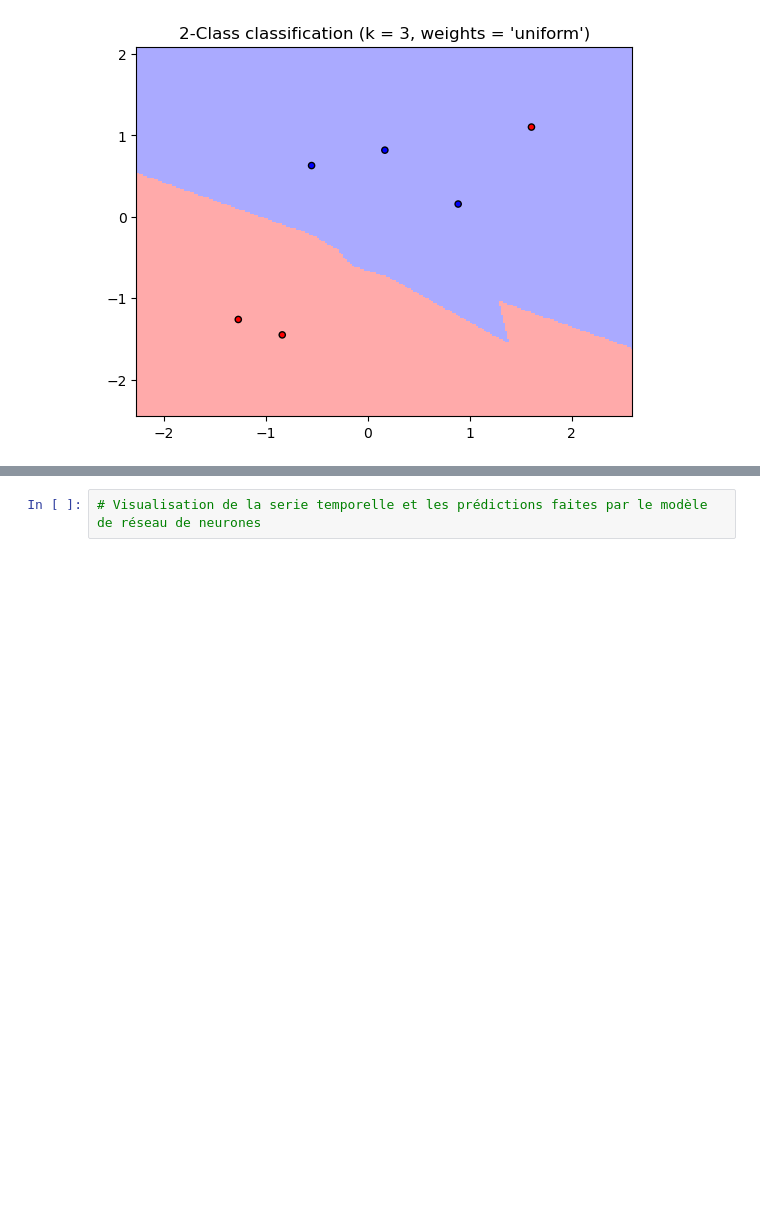
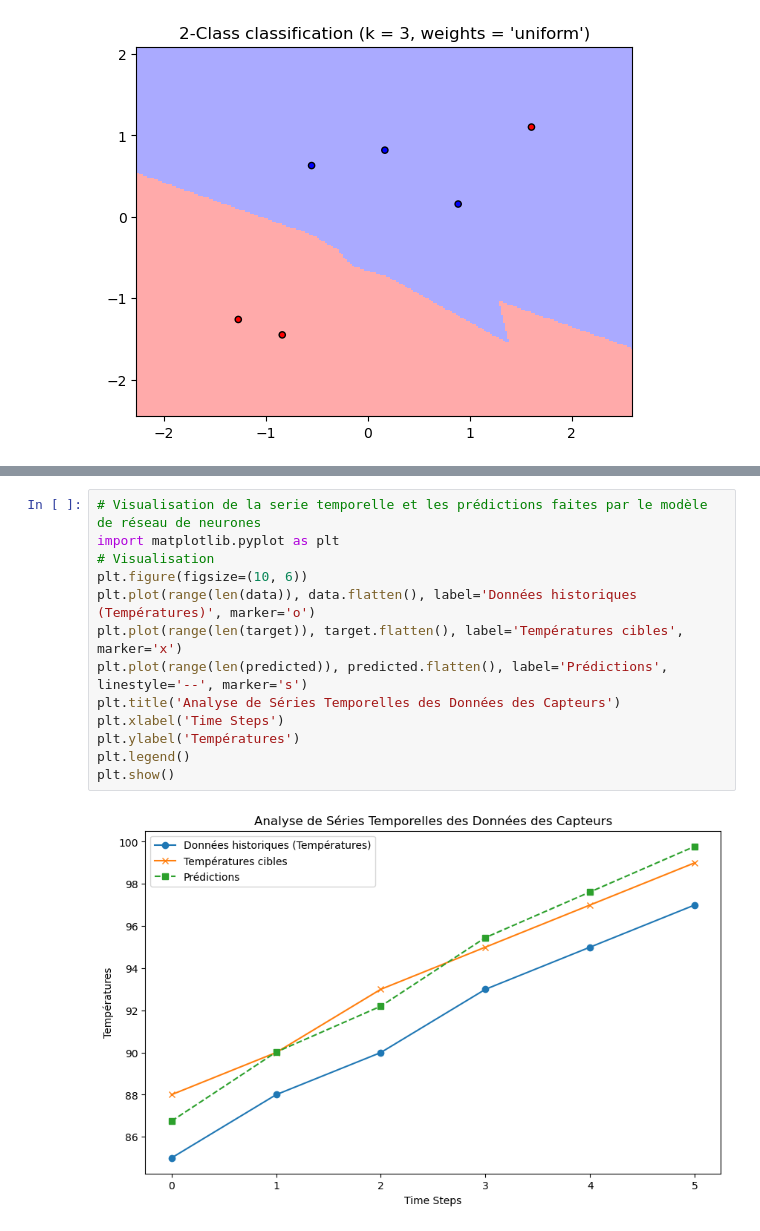
Before and after one commit to jeanJonathan/SystemedemaintenancePredictivePourLesEquipements, a Jupyter notebook: Algorithmes de machine Learning.ipynb, the cells around one changed output, grey strips where cells are left out. Saved outputs shown, nothing was run; the diff lists cells and outputs as text; blank space fills up the shorter version.

Commit message:
Visualisation de la serie temporelle et les prédictions faites par le modèle de réseau de neurones

```diff
--- a/Algorithmes de machine Learning.ipynb
+++ b/Algorithmes de machine Learning.ipynb
@@ -510,2 +510,15 @@ Prédictions : [86.80842  90.055885 92.21369  95.44022  97.5848   99.72452 ]
 # %%
 # Visualisation de la serie temporelle et les prédictions faites par le modèle de réseau de neurones
+import matplotlib.pyplot as plt
+# Visualisation
+plt.figure(figsize=(10, 6))
+plt.plot(range(len(data)), data.flatten(), label='Données historiques (Températures)', marker='o')
+plt.plot(range(len(target)), target.flatten(), label='Températures cibles', marker='x')
+plt.plot(range(len(predicted)), predicted.flatten(), label='Prédictions', linestyle='--', marker='s')
+plt.title('Analyse de Séries Temporelles des Données des Capteurs')
+plt.xlabel('Time Steps')
+plt.ylabel('Températures')
+plt.legend()
+plt.show()
+# %% [output]
+[figure, added]
```
Also changed, not shown: parts of 1 cell of this notebook.
